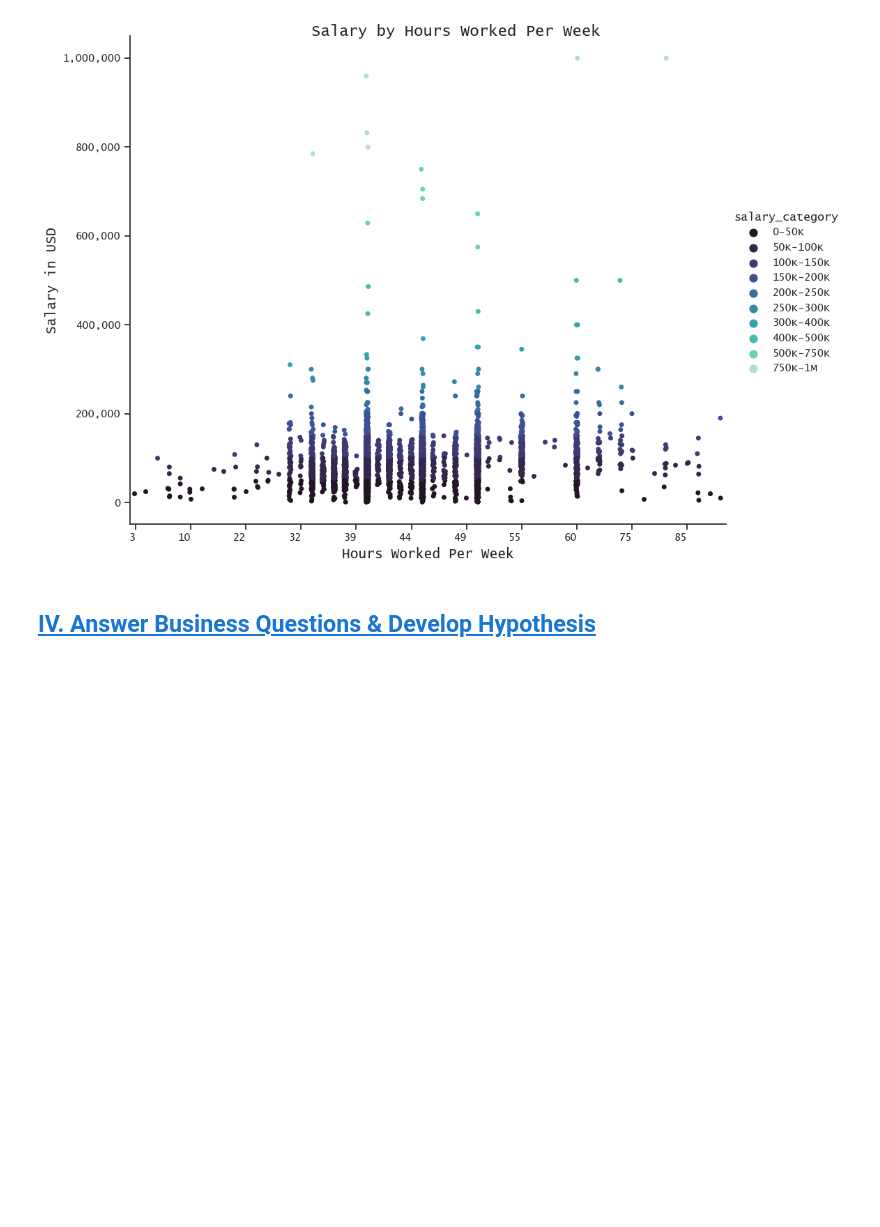
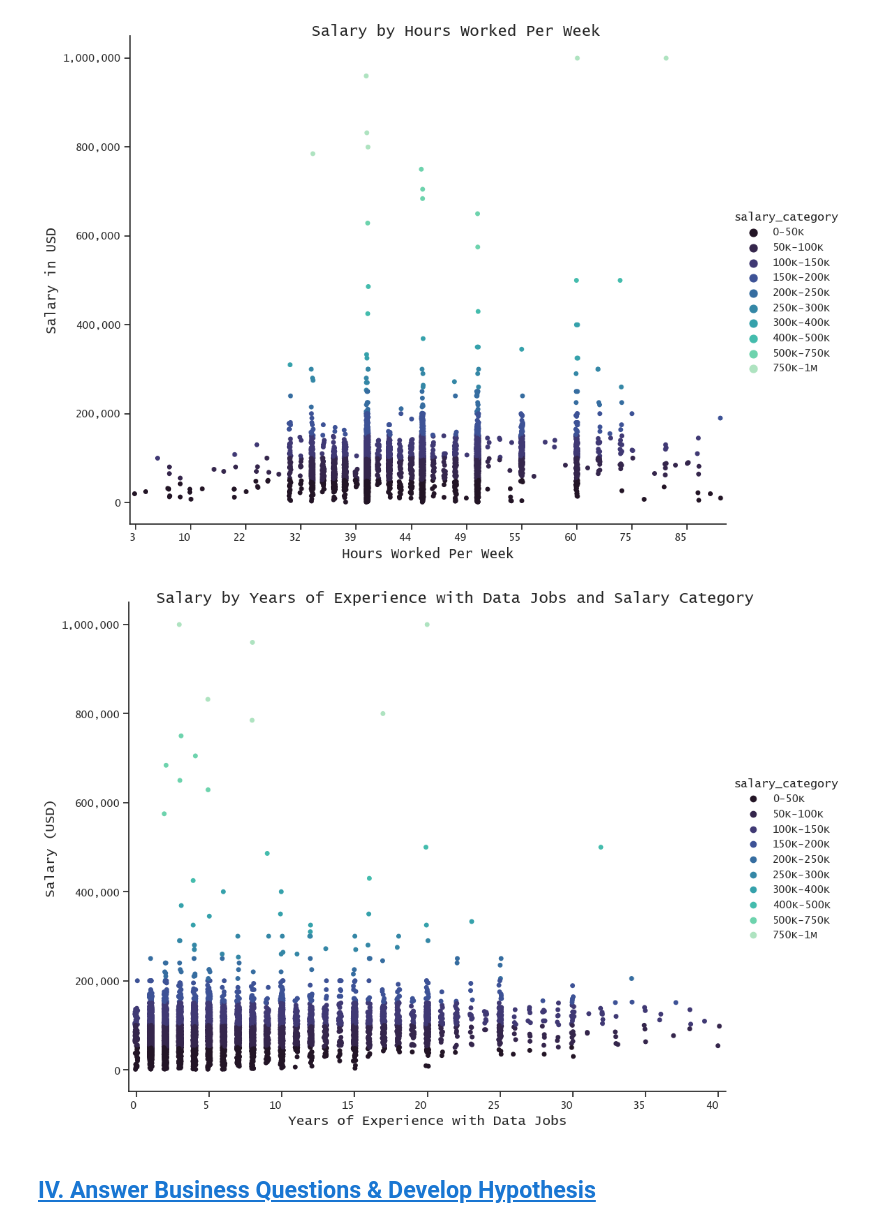
Before and after one commit to goghcore/2021-data-salary-data-analysis, a Jupyter notebook: python-scripts/02-data-visualization.ipynb, the cells around one changed output. Saved outputs shown, nothing was run; the diff lists cells and outputs as text; code cells hidden in the pictures; blank space fills up the shorter version.

Commit message:
Explore data via visualizations

```diff
--- a/python-scripts/02-data-visualization.ipynb
+++ b/python-scripts/02-data-visualization.ipynb
@@ -336,6 +338,23 @@ plt.xticks(rotation=0, ha='right')
 plt.show()
 # %% [output]
 [figure]
+# %%
+# Create a categorical plot in seaborn using the salary categories created above
+sns.set(style='ticks', font='Lucida Console')
+cat_plot_3 = sns.catplot(x='years_of_exp_with_data_jobs', y='salary_in_usd', hue='salary_category', data=df, height=8, aspect=1.2, palette='mako')
+
+# Set up the parameters
+cat_plot_3.fig.suptitle('Salary by Years of Experience with Data Jobs and Salary Category', fontsize=16, fontweight='bold')
+cat_plot_3.set_xlabels('Years of Experience with Data Jobs', fontsize=14, fontweight='bold')
+cat_plot_3.set_ylabels('Salary (USD)', fontsize=14, fontweight='bold')
+cat_plot_3.ax.xaxis.set_major_locator(ticker.MultipleLocator(5))
+cat_plot_3.ax.yaxis.set_major_formatter(ticker.FuncFormatter(lambda x, p: format(int(x), ',')))
+plt.xticks(rotation=0, ha='right')
+
+# Display the plot
+plt.show()
+# %% [output]
+[figure, added]
 # %% [markdown]
 ## <a id='toc1_4_'></a>[IV. Answer Business Questions & Develop Hypothesis](#toc0_)
 # %% [markdown]
```
Also changed, not shown: parts of 3 cells of this notebook, 1 other file.
